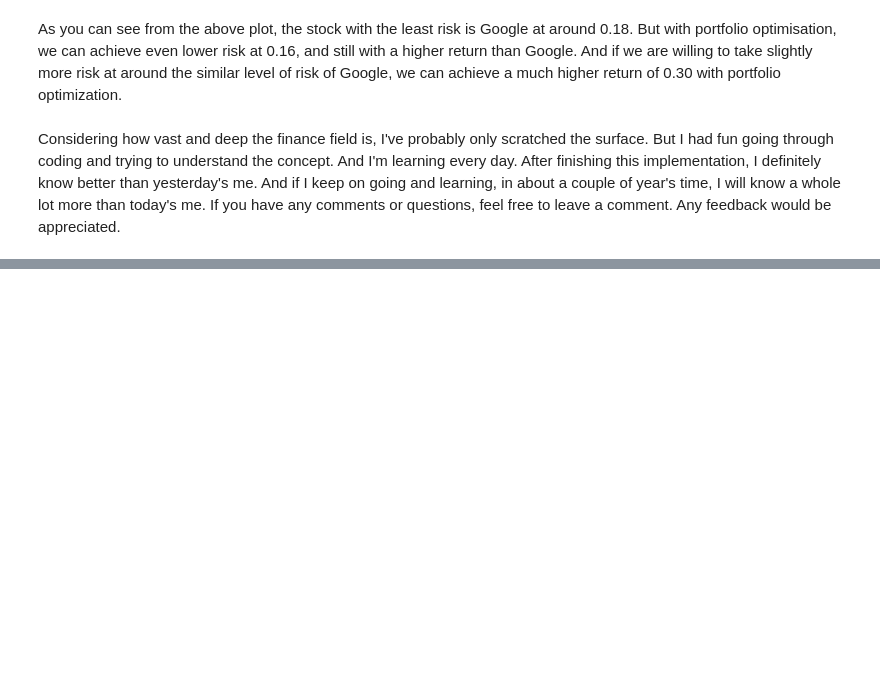
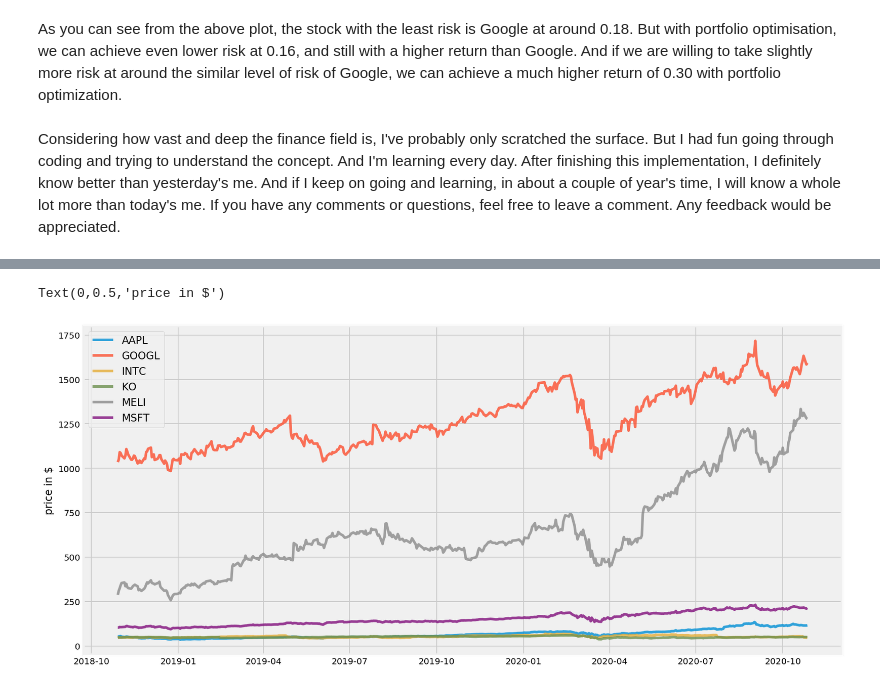
Before and after one commit to cdgn-coding/bcba-algo-trading, a Jupyter notebook: playground/Thomas_Efficient _Frontier_implementation.ipynb, the cells around one changed output, grey strips where cells are left out. Saved outputs shown, nothing was run; the diff lists cells and outputs as text; code cells hidden in the pictures; blank space fills up the shorter version.

```diff
--- a/playground/Thomas_Efficient _Frontier_implementation.ipynb
+++ b/playground/Thomas_Efficient _Frontier_implementation.ipynb
@@ -415,0 +421,14 @@ Considering how vast and deep the finance field is, I've probably only scratched
+# %%
+tickers = [
+  'AAPL',
+  'MELI',
+  'INTC',
+  'KO',
+  'GOOGL',
+  'MSFT'
+]
+
+
+tickers_cdars = [f'{ticker}.BA' for ticker in tickers]
+prices_usd = yf.download(" ".join(tickers), period = '2y', interval = '1d').Close
+prices_usd.head(5)
@@ -415,0 +444,9 @@ Considering how vast and deep the finance field is, I've probably only scratched
+# %%
+plt.figure(figsize=(14, 7))
+for c in prices_usd.columns.values:
+    plt.plot(prices_usd.index, prices_usd[c], lw=3, alpha=0.8,label=c)
+plt.legend(loc='upper left', fontsize=12)
+plt.ylabel('price in $')
+# %% [output]
+Text(0,0.5,'price in $')
+[figure, added]
```
Also changed, not shown: parts of 41 cells of this notebook.
